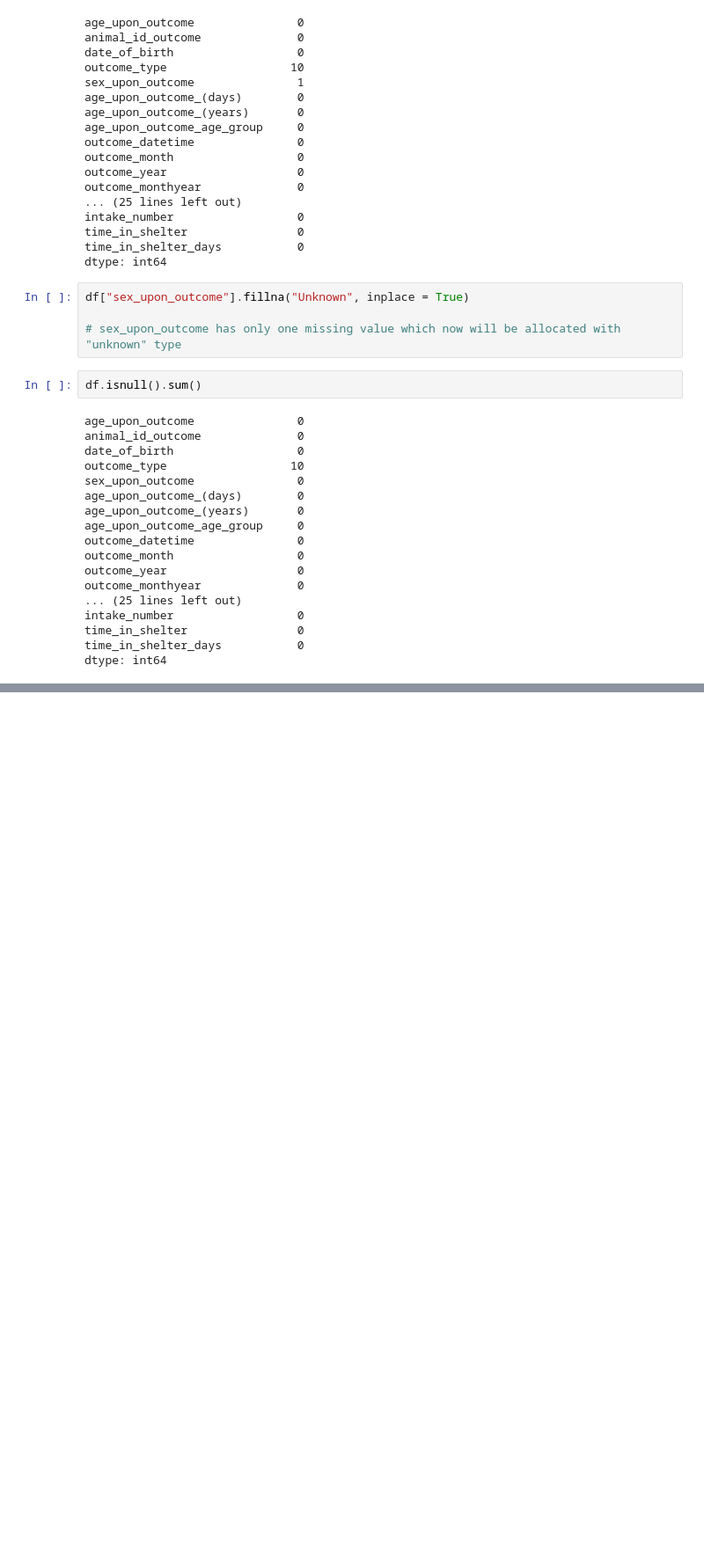
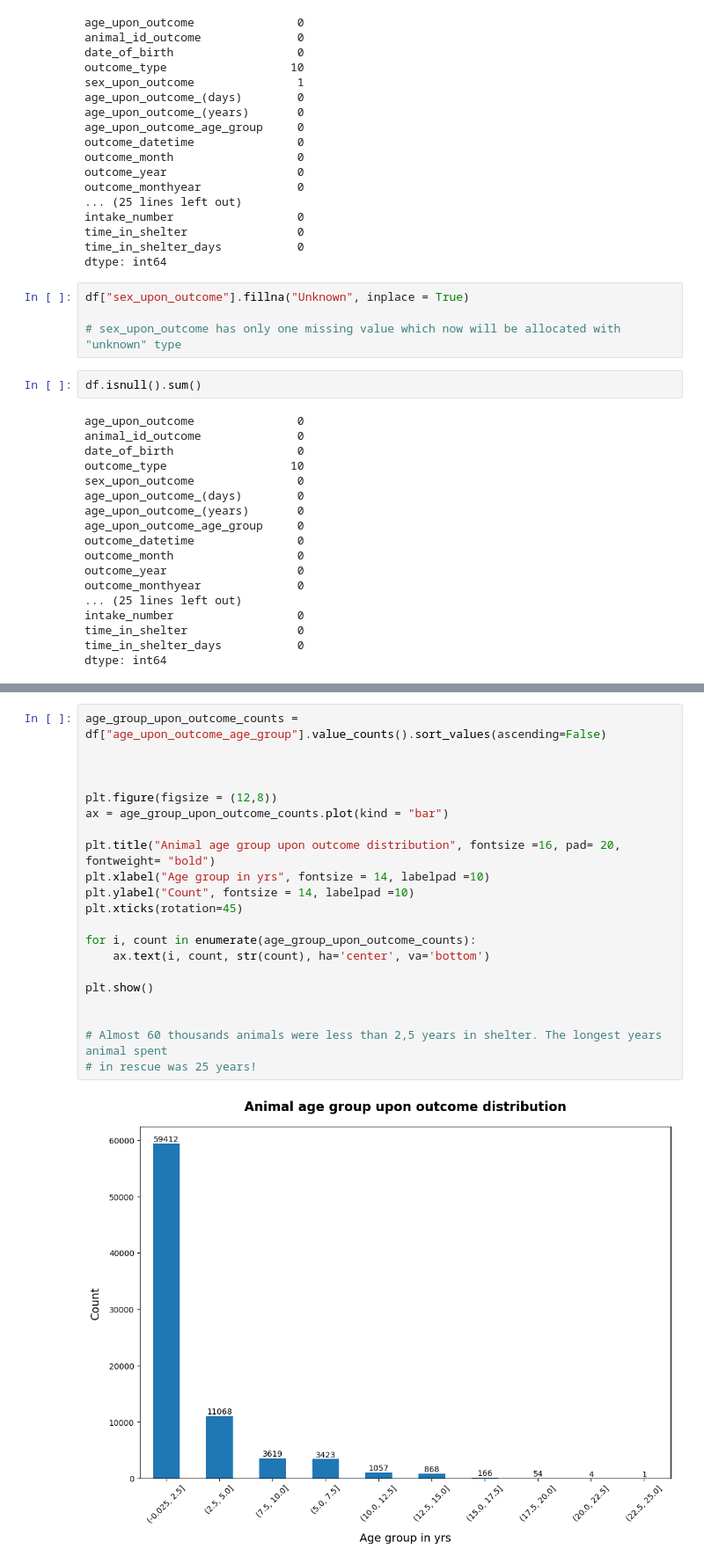
Before and after one commit to KatarinaOldakowski/Austin_Animal_Centre_Shelter, a Jupyter notebook: Austin_Animal_Centre_Shelter.ipynb, the cells around one changed output, grey strips where cells are left out. Shown: that part at 88% size. Saved outputs shown, nothing was run; the diff lists cells and outputs as text; blank space fills up the shorter version.

```diff
--- a/Austin_Animal_Centre_Shelter.ipynb
+++ b/Austin_Animal_Centre_Shelter.ipynb
@@ -179,0 +311,23 @@ dtype: int64
+# %%
+age_group_upon_outcome_counts = df["age_upon_outcome_age_group"].value_counts().sort_values(ascending=False)
+
+
+
+plt.figure(figsize = (12,8))
+ax = age_group_upon_outcome_counts.plot(kind = "bar")
+
+plt.title("Animal age group upon outcome distribution", fontsize =16, pad= 20, fontweight= "bold")
+plt.xlabel("Age group in yrs", fontsize = 14, labelpad =10)
+plt.ylabel("Count", fontsize = 14, labelpad =10)
+plt.xticks(rotation=45)
+
+for i, count in enumerate(age_group_upon_outcome_counts):
+    ax.text(i, count, str(count), ha='center', va='bottom')
+
+plt.show()
+
+
+# Almost 60 thousands animals were less than 2,5 years in shelter. The longest years animal spent
+# in rescue was 25 years!
+# %% [output]
+[figure, added]
```
Also changed, not shown: parts of 14 cells of this notebook.
